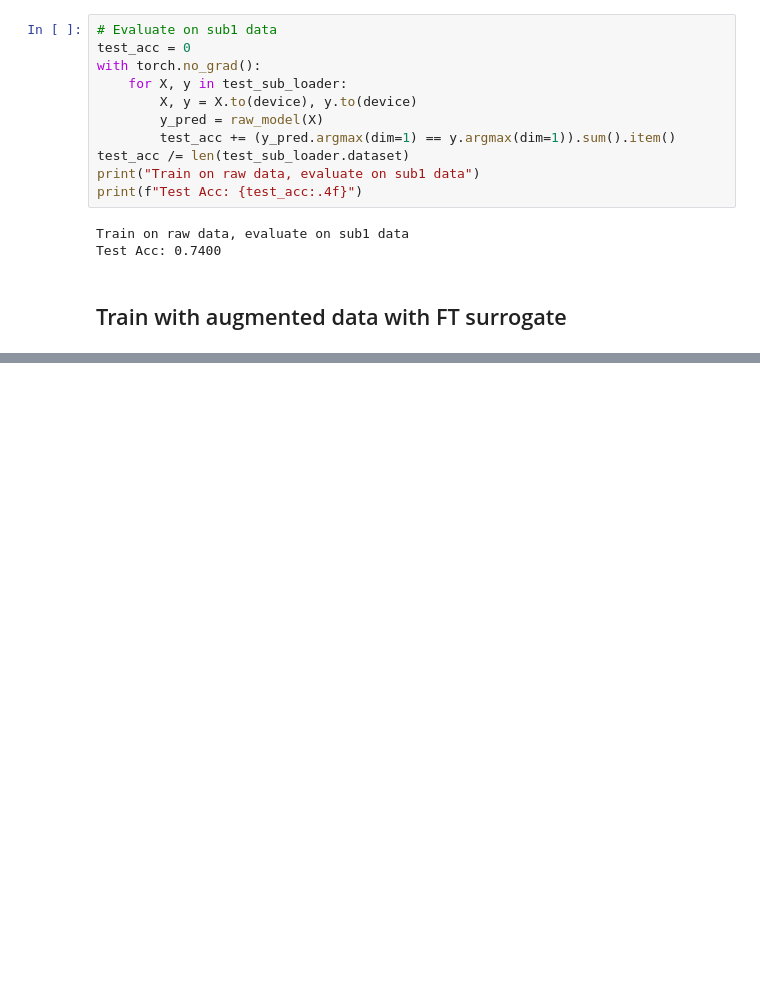
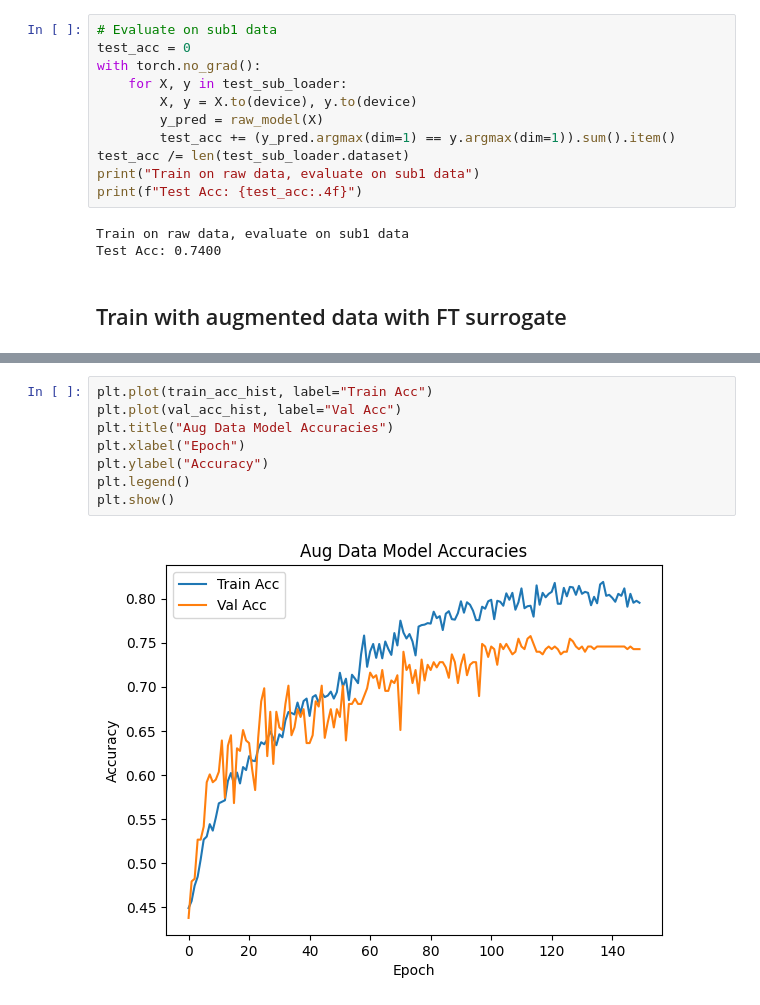
Before and after one commit to ykozxy/EEG-ERT, a Jupyter notebook: CNN.ipynb, the cells around one changed output, grey strips where cells are left out. Drawn from its saved outputs; the diff is of its cells as text; blank space fills up the shorter version.

```diff
--- a/CNN.ipynb
+++ b/CNN.ipynb
@@ -360,0 +368,10 @@ EarlyStopping counter: 9 out of 30
+# %%
+plt.plot(train_acc_hist, label="Train Acc")
+plt.plot(val_acc_hist, label="Val Acc")
+plt.title("Aug Data Model Accuracies")
+plt.xlabel("Epoch")
+plt.ylabel("Accuracy")
+plt.legend()
+plt.show()
+# %% [output]
+[figure, added]
```
Also changed, not shown: parts of 26 cells of this notebook, 33 other files.
